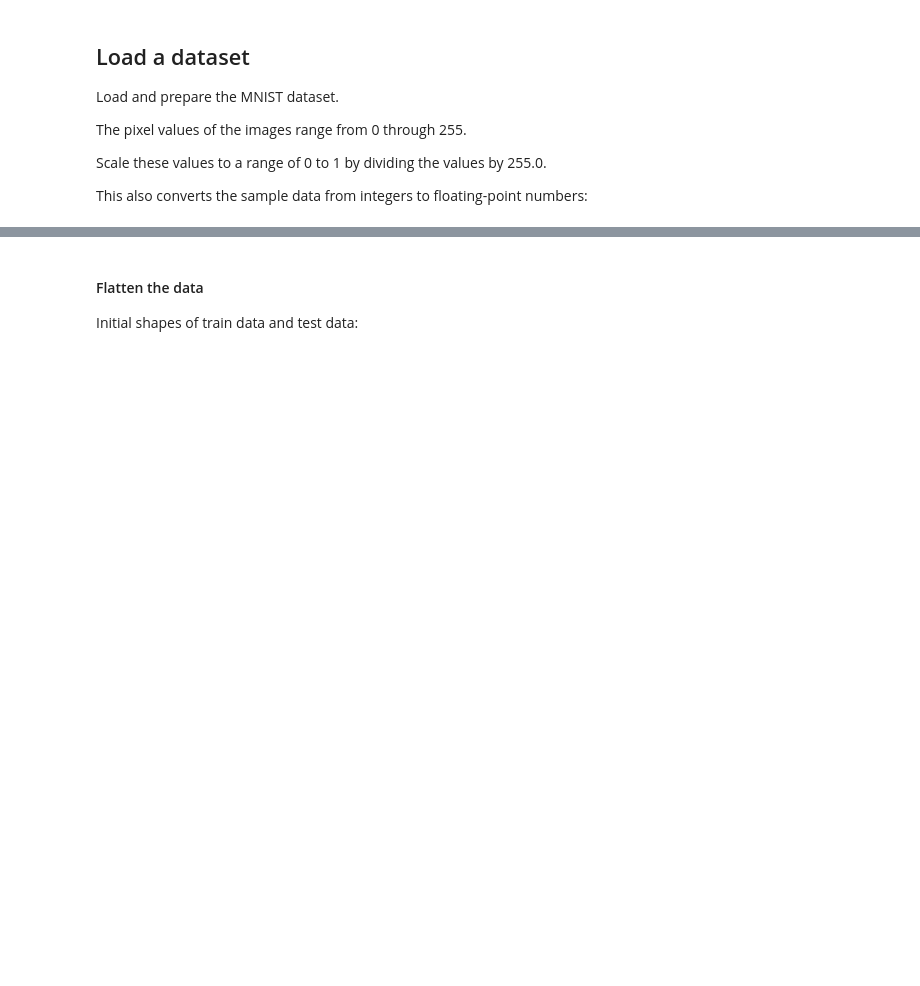
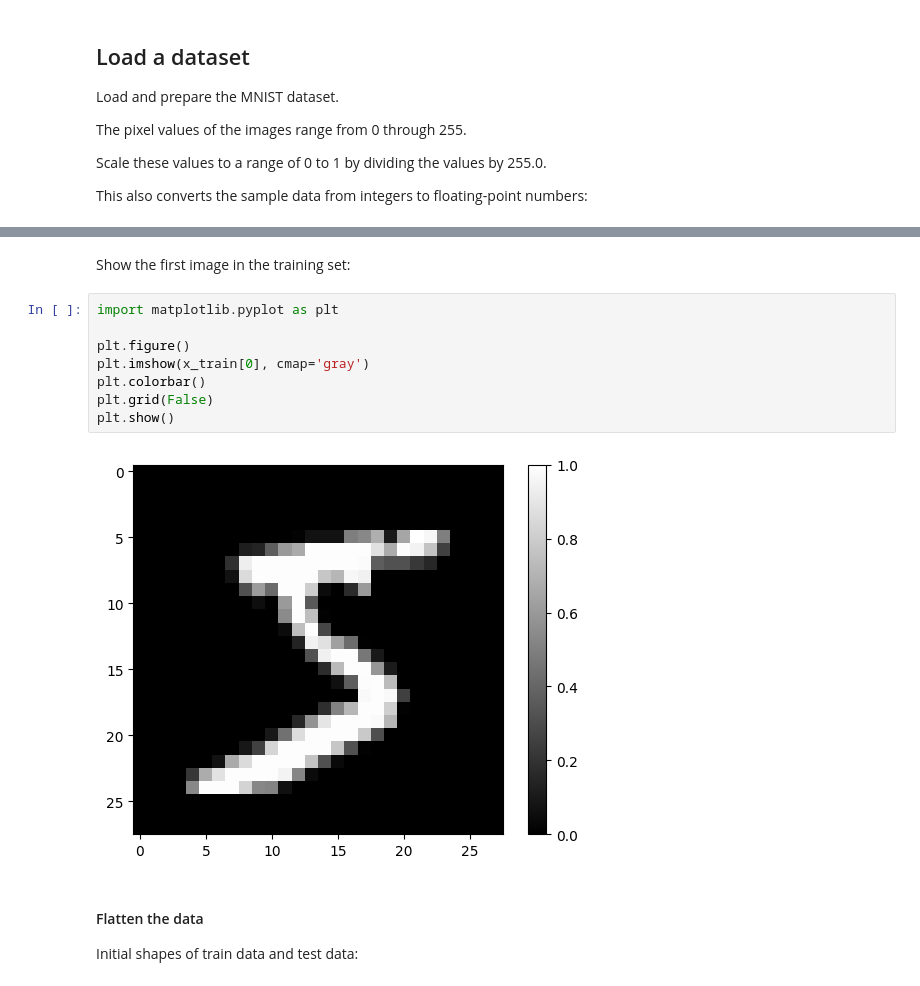
Before and after one commit to tariqzahratahdi/DeepLearning, a Jupyter notebook: course_deep_learning_image_classification_handwritten_digits.ipynb, the cells around one changed output, grey strips where cells are left out. Saved outputs shown, nothing was run; the diff lists cells and outputs as text; blank space fills up the shorter version.

```diff
--- a/course_deep_learning_image_classification_handwritten_digits.ipynb
+++ b/course_deep_learning_image_classification_handwritten_digits.ipynb
@@ -50,3 +53,15 @@ x_train, x_test = x_train / 255.0, x_test / 255.0
+# %% [markdown]
+Show the first image in the training set:
+# %%
+import matplotlib.pyplot as plt
+
+plt.figure()
+plt.imshow(x_train[0], cmap='gray')
+plt.colorbar()
+plt.grid(False)
+plt.show()
+# %% [output]
+[figure, added]
 # %% [markdown]
 #### Flatten the data
 
```
Also changed, not shown: parts of 1 cell of this notebook.
